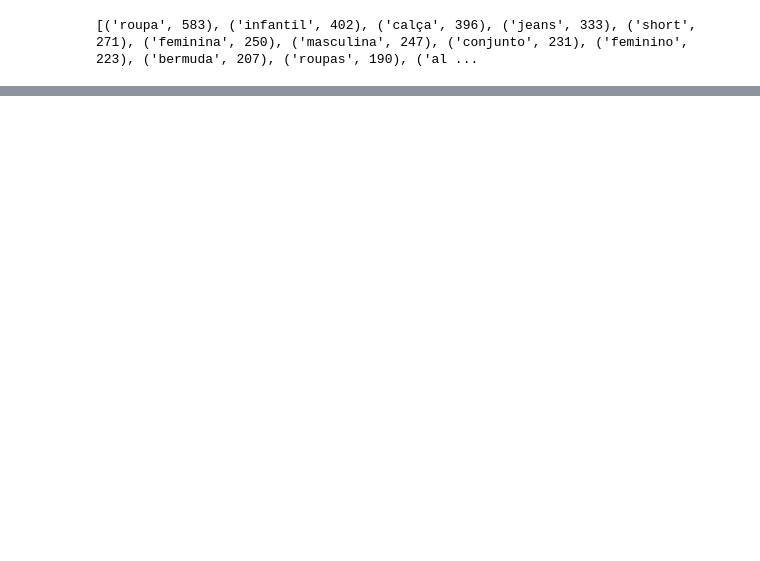
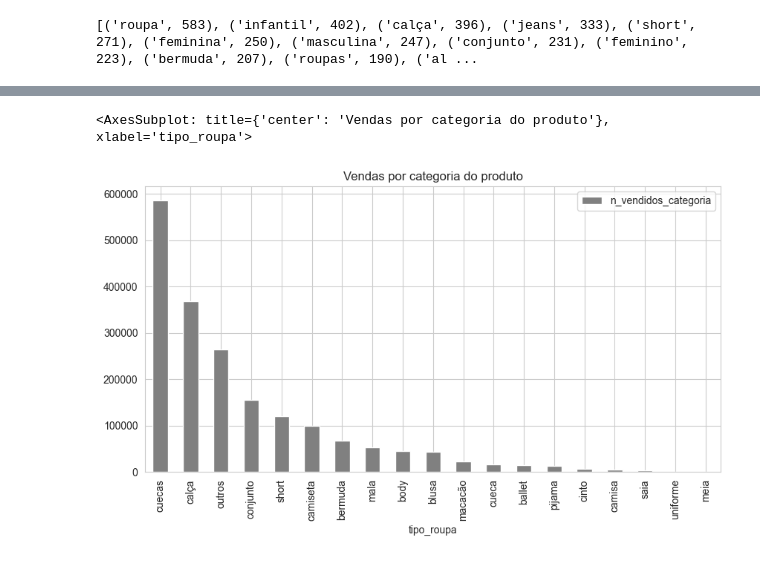
Before and after one commit to LissesCastro/Webscrapping-Marketplace-BR, a Jupyter notebook: analise.ipynb, the cells around one changed output, grey strips where cells are left out. Saved outputs shown, nothing was run; the diff lists cells and outputs as text; code cells hidden in the pictures; blank space fills up the shorter version.

```diff
--- a/analise.ipynb
+++ b/analise.ipynb
@@ -118,0 +133,6 @@ df['tipo_roupa'].value_counts().plot(kind='bar', color='gray', figsize=(10, 5),
+# %%
+df[['tipo_roupa','n_vendidos_categoria']].groupby('tipo_roupa').sum().sort_values(by='n_vendidos_categoria', ascending=False)\
+    .plot(kind='bar', color='gray', figsize=(10, 5), title='Vendas por categoria do produto')
+# %% [output]
+<AxesSubplot: title={'center': 'Vendas por categoria do produto'}, xlabel='tipo_roupa'>
+[figure, added]
```
Also changed, not shown: parts of 13 cells of this notebook.
